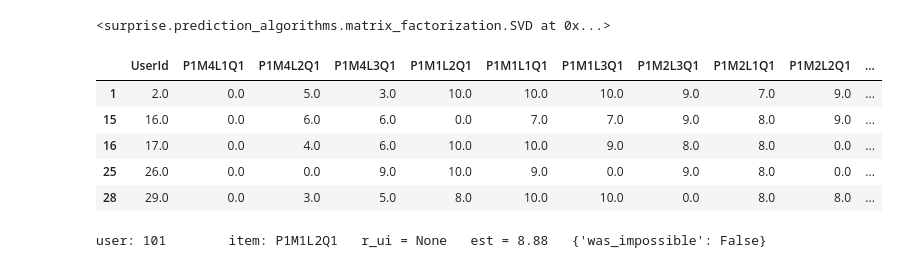
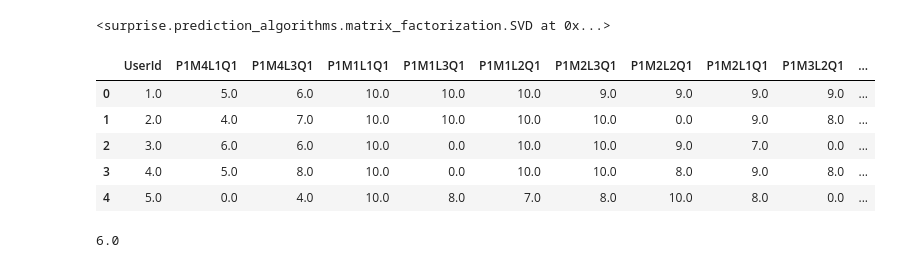
Before and after one commit to dalonlobo/gl-capstone, a Jupyter notebook: LogsParser/Log Parser.ipynb, the cells around one changed output. Saved outputs shown, nothing was run; the diff lists cells and outputs as text; code cells hidden in the pictures.

```diff
--- a/LogsParser/Log Parser.ipynb
+++ b/LogsParser/Log Parser.ipynb
@@ -291,18 +304,20 @@ algo.fit(trainset)
 # %% [output]
 <surprise.prediction_algorithms.matrix_factorization.SVD at 0x...>
 # %%
-quizMatrix[quizMatrix["P1M4L1Q1"] == 0].head()
+quizMatrix.head()
 # %% [output]
-|  | UserId | P1M4L1Q1 | P1M4L2Q1 | P1M4L3Q1 | P1M1L2Q1 | P1M1L1Q1 | P1M1L3Q1 | P1M2L3Q1 | P1M2L1Q1 | P1M2L2Q1 | ... |
-| 1 | 2.0 | 0.0 | 5.0 | 3.0 | 10.0 | 10.0 | 10.0 | 9.0 | 7.0 | 9.0 | ... |
-| 15 | 16.0 | 0.0 | 6.0 | 6.0 | 0.0 | 7.0 | 7.0 | 9.0 | 8.0 | 9.0 | ... |
-| 16 | 17.0 | 0.0 | 4.0 | 6.0 | 10.0 | 10.0 | 9.0 | 8.0 | 8.0 | 0.0 | ... |
-| 25 | 26.0 | 0.0 | 0.0 | 9.0 | 10.0 | 9.0 | 0.0 | 9.0 | 8.0 | 0.0 | ... |
-| 28 | 29.0 | 0.0 | 3.0 | 5.0 | 8.0 | 10.0 | 10.0 | 0.0 | 8.0 | 8.0 | ... |
+|  | UserId | P1M4L1Q1 | P1M4L3Q1 | P1M1L1Q1 | P1M1L3Q1 | P1M1L2Q1 | P1M2L3Q1 | P1M2L2Q1 | P1M2L1Q1 | P1M3L2Q1 | ... |
+| 0 | 1.0 | 5.0 | 6.0 | 10.0 | 10.0 | 10.0 | 9.0 | 9.0 | 9.0 | 9.0 | ... |
+| 1 | 2.0 | 4.0 | 7.0 | 10.0 | 10.0 | 10.0 | 10.0 | 0.0 | 9.0 | 8.0 | ... |
+| 2 | 3.0 | 6.0 | 6.0 | 10.0 | 0.0 | 10.0 | 10.0 | 9.0 | 7.0 | 0.0 | ... |
+| 3 | 4.0 | 5.0 | 8.0 | 10.0 | 0.0 | 10.0 | 10.0 | 8.0 | 9.0 | 8.0 | ... |
+| 4 | 5.0 | 0.0 | 4.0 | 10.0 | 8.0 | 7.0 | 8.0 | 10.0 | 8.0 | 0.0 | ... |
 # %%
 # Predict a certain item
-userid = str(101)
-itemid = "P1M1L2Q1"
-print(algo.predict(userid, itemid))
+userid = str(46)
+itemid = "P1M4L3Q1"
+x = algo.predict(userid, itemid)
-# %% [output]
-user: 101        item: P1M1L2Q1   r_ui = None   est = 8.88   {'was_impossible': False}
+# %%
+round(x.est)
+# %% [output]
+6.0
```
Also changed, not shown: parts of 26 cells of this notebook, 5 other files.
